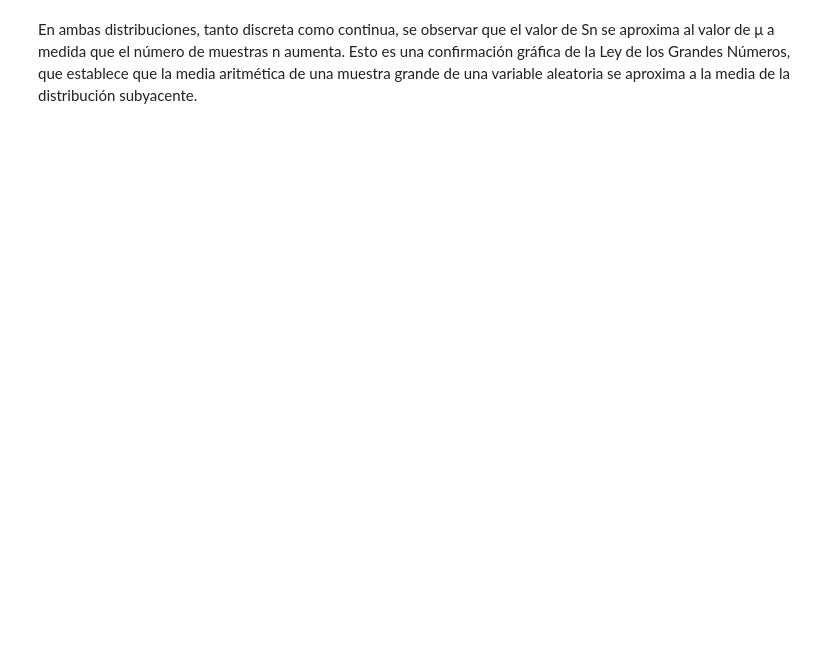
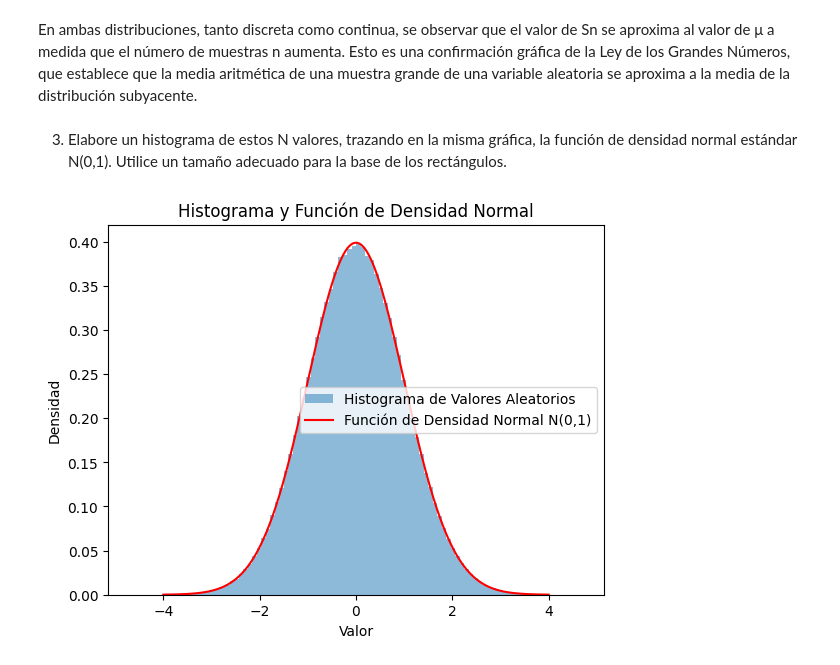
Before and after one commit to rsmith1220/Lab4ModSim, a Jupyter notebook: Lab4.ipynb, the cells around one changed output. Drawn from its saved outputs; the diff is of its cells as text; code cells hidden in the pictures; blank space fills up the shorter version.

```diff
--- a/Lab4.ipynb
+++ b/Lab4.ipynb
@@ -137,2 +137,33 @@ plt.show()
 # %% [markdown]
 En ambas distribuciones, tanto discreta como continua, se observar que el valor de Sn se aproxima al valor de μ a medida que el número de muestras n aumenta. Esto es una confirmación gráfica de la Ley de los Grandes Números, que establece que la media aritmética de una muestra grande de una variable aleatoria se aproxima a la media de la distribución subyacente.
+# %% [markdown]
+3. Elabore un histograma de estos N valores, trazando en la misma gráfica, la función de densidad normal estándar N(0,1). Utilice un tamaño adecuado para la base de los rectángulos.
+# %%
+import numpy as np
+import matplotlib.pyplot as plt
+from scipy.stats import norm
+
+# Número de simulaciones
+num_simulaciones = 1000000
+
+# Generación de valores aleatorios con método de transformada inversa
+valores_aleatorios = np.random.normal(0, 1, num_simulaciones)
+
+# Crear un histograma de los valores aleatorios
+plt.hist(valores_aleatorios, bins=100, density=True, alpha=0.5, label='Histograma de Valores Aleatorios')
+
+# Crear una función de densidad normal estándar N(0,1)
+x = np.linspace(-4, 4, 1000)
+y = norm.pdf(x, loc=0, scale=1)  # Utiliza norm.pdf para obtener la densidad de la distribución normal
+plt.plot(x, y, 'r', label='Función de Densidad Normal N(0,1)')
+
+# Configurar la leyenda
+plt.legend()
+
+# Mostrar el histograma y la función de densidad normal en la misma gráfica
+plt.title('Histograma y Función de Densidad Normal')
+plt.xlabel('Valor')
+plt.ylabel('Densidad')
+plt.show()
+# %% [output]
+[figure, added]
```
Also changed, not shown: parts of 5 cells of this notebook.
